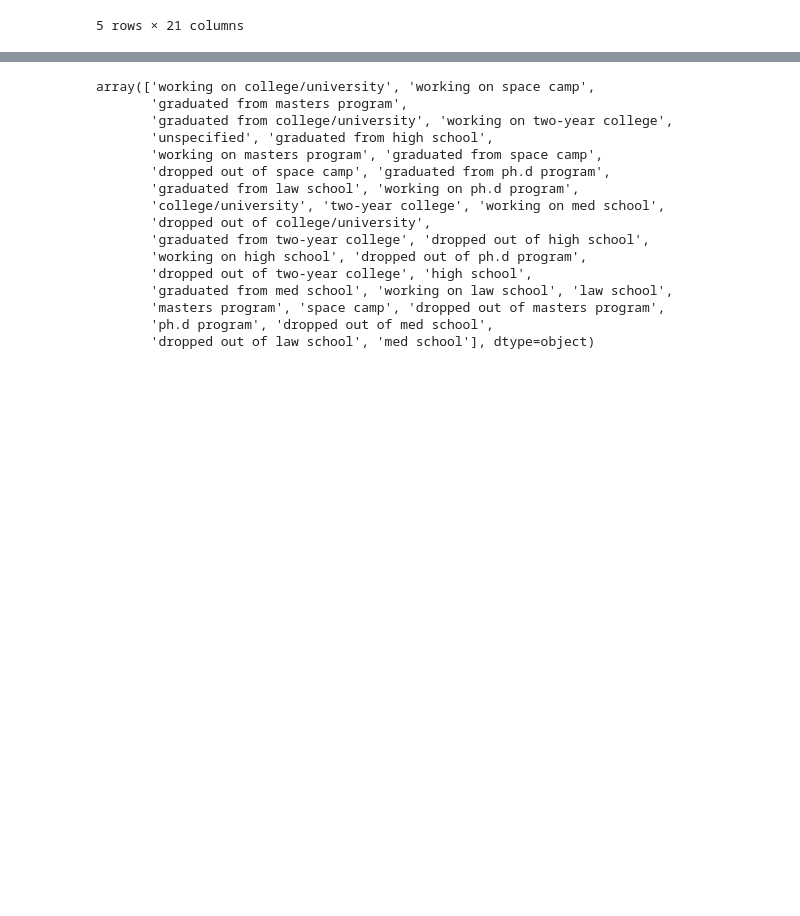
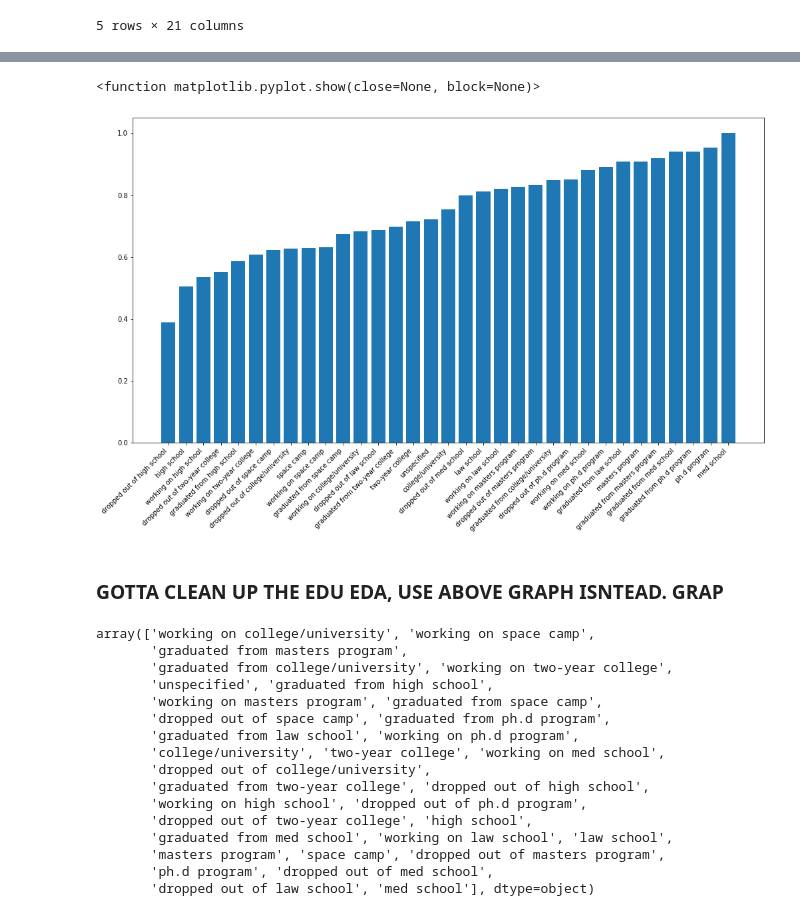
Before and after one commit to Prathmun/DatingDataCapstone, a Jupyter notebook: Dating Data EDA.ipynb, the cells around one changed output, grey strips where cells are left out. Saved outputs shown, nothing was run; the diff lists cells and outputs as text; code cells hidden in the pictures; blank space fills up the shorter version.

```diff
--- a/Dating Data EDA.ipynb
+++ b/Dating Data EDA.ipynb
@@ -274,0 +308,6 @@ plt.show()
+# %%
+edu_smoke_dict = {}
+for x in df.index:
+    if df['education'].get(x) not in edu_smoke_dict.keys():
+        edu_smoke_dict[df['education'].get(x)] = []
+    edu_smoke_dict[df['education'].get(x)].append(df['smokes'].get(x))
@@ -274,0 +341,2 @@ plt.show()
+# %%
+educated_smokers = pd.DataFrame.from_dict(edu_smoke_dict, orient='index').transpose()
@@ -275,3 +353,20 @@ plt.show()
+# %%
+smoking_edus =pd.DataFrame(columns=df['smokes'].unique())
+
+for column in educated_smokers.columns:
+    dicto = educated_smokers[column].value_counts(normalize=True)
+    smoking_edus = smoking_edus.append(dicto)
+smoking_edus.sort_values('no', axis=0, inplace=True)
+# %%
+plt.figure(figsize=(17,9))
+plt.bar(smoking_edus.index,smoking_edus['no'])
+plt.xticks(rotation = 45, ha='right')
+plt.show
+# %% [output]
+<function matplotlib.pyplot.show(close=None, block=None)>
+[figure, added]
+# %% [markdown]
+### GOTTA CLEAN UP THE EDU EDA, USE ABOVE GRAPH ISNTEAD. GRAP
 # %%
 df.education.unique()
 # %% [output]
```
Also changed, not shown: parts of 16 cells of this notebook.
